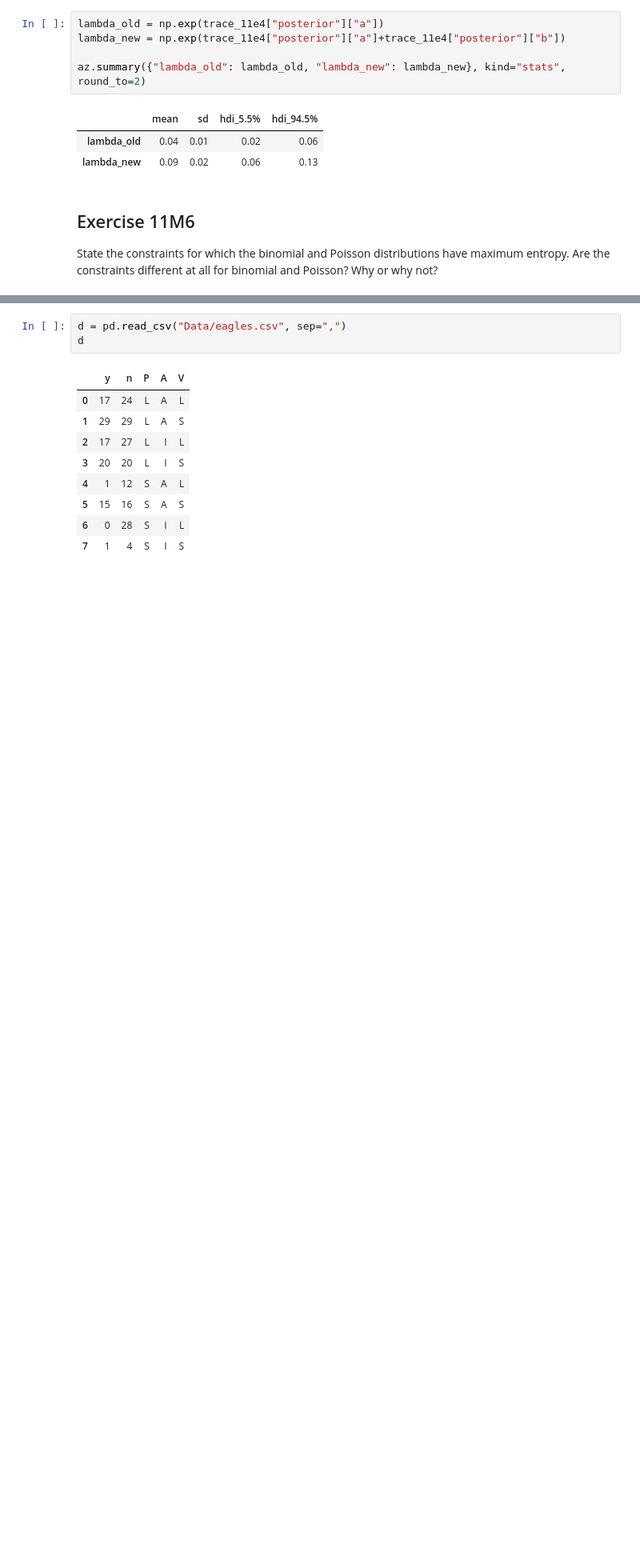
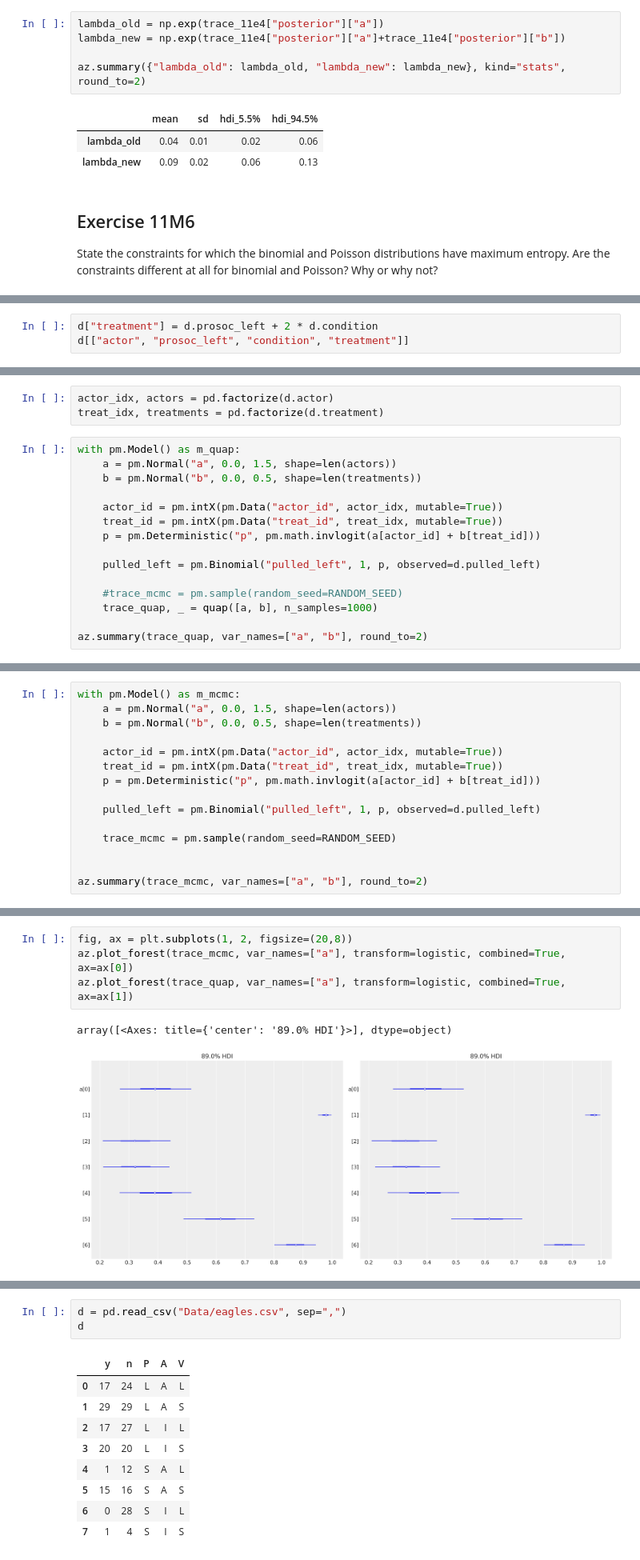
Before and after one commit to SamueleSoraggi/bayesian_statistics, a Jupyter notebook: statistical_rethinking_2/pymc4/Chp_11_Exercise.ipynb, the cells around one changed output, grey strips where cells are left out. Shown at 80% size. Saved outputs shown, nothing was run; the diff lists cells and outputs as text; blank space fills up the shorter version.

```diff
--- a/statistical_rethinking_2/pymc4/Chp_11_Exercise.ipynb
+++ b/statistical_rethinking_2/pymc4/Chp_11_Exercise.ipynb
@@ -291,0 +313,3 @@ Use quap to construct a quadratic approximate posterior distribution for the chi
+# %%
+d["treatment"] = d.prosoc_left + 2 * d.condition
+d[["actor", "prosoc_left", "condition", "treatment"]]
@@ -291,0 +339,18 @@ Use quap to construct a quadratic approximate posterior distribution for the chi
+# %%
+actor_idx, actors = pd.factorize(d.actor)
+treat_idx, treatments = pd.factorize(d.treatment)
+# %%
+with pm.Model() as m_quap:
+    a = pm.Normal("a", 0.0, 1.5, shape=len(actors))
+    b = pm.Normal("b", 0.0, 0.5, shape=len(treatments))
+
+    actor_id = pm.intX(pm.Data("actor_id", actor_idx, mutable=True))
+    treat_id = pm.intX(pm.Data("treat_id", treat_idx, mutable=True))
+    p = pm.Deterministic("p", pm.math.invlogit(a[actor_id] + b[treat_id]))
+
+    pulled_left = pm.Binomial("pulled_left", 1, p, observed=d.pulled_left)
+
+    #trace_mcmc = pm.sample(random_seed=RANDOM_SEED)
+    trace_quap, _ = quap([a, b], n_samples=1000)
+
+az.summary(trace_quap, var_names=["a", "b"], round_to=2)
@@ -291,0 +372,15 @@ Use quap to construct a quadratic approximate posterior distribution for the chi
+# %%
+with pm.Model() as m_mcmc:
+    a = pm.Normal("a", 0.0, 1.5, shape=len(actors))
+    b = pm.Normal("b", 0.0, 0.5, shape=len(treatments))
+
+    actor_id = pm.intX(pm.Data("actor_id", actor_idx, mutable=True))
+    treat_id = pm.intX(pm.Data("treat_id", treat_idx, mutable=True))
+    p = pm.Deterministic("p", pm.math.invlogit(a[actor_id] + b[treat_id]))
+
+    pulled_left = pm.Binomial("pulled_left", 1, p, observed=d.pulled_left)
+
+    trace_mcmc = pm.sample(random_seed=RANDOM_SEED)
+
+
+az.summary(trace_mcmc, var_names=["a", "b"], round_to=2)
@@ -291,0 +406,7 @@ Use quap to construct a quadratic approximate posterior distribution for the chi
+# %%
+fig, ax = plt.subplots(1, 2, figsize=(20,8))
+az.plot_forest(trace_mcmc, var_names=["a"], transform=logistic, combined=True, ax=ax[0])
+az.plot_forest(trace_quap, var_names=["a"], transform=logistic, combined=True, ax=ax[1])
+# %% [output]
+array([<Axes: title={'center': '89.0% HDI'}>], dtype=object)
+[figure, added]
```
Also changed, not shown: parts of 21 cells of this notebook, 2 other files.
